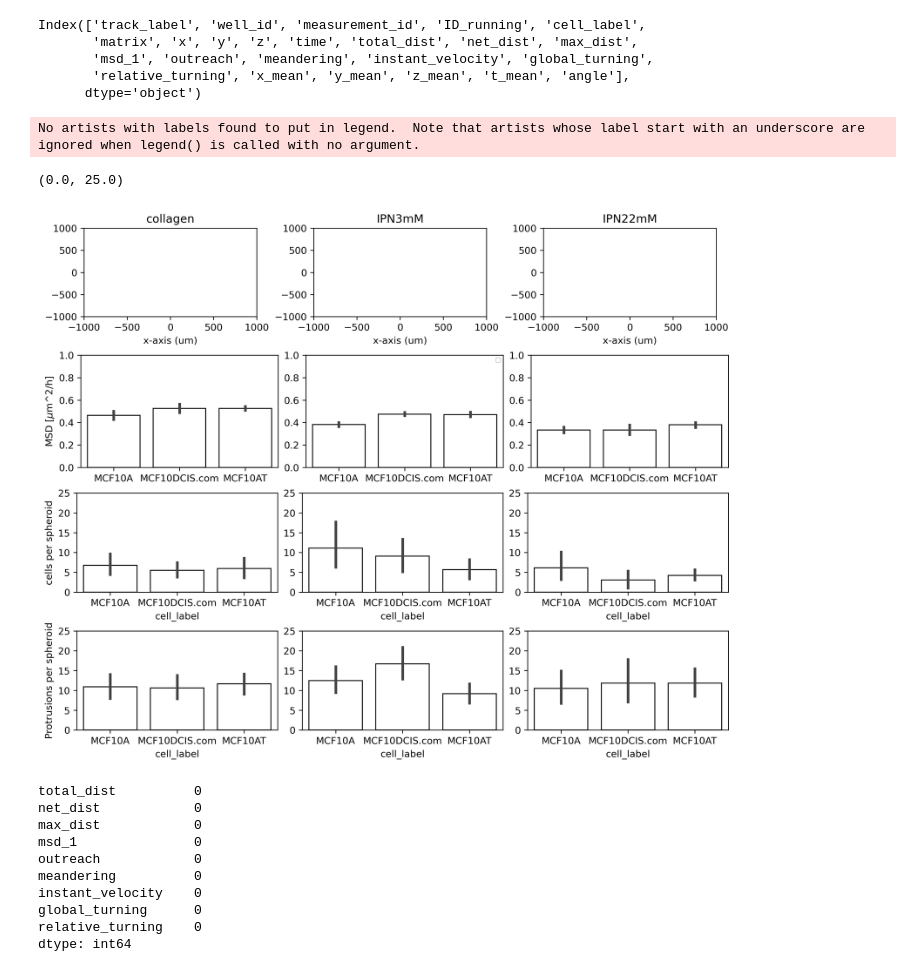
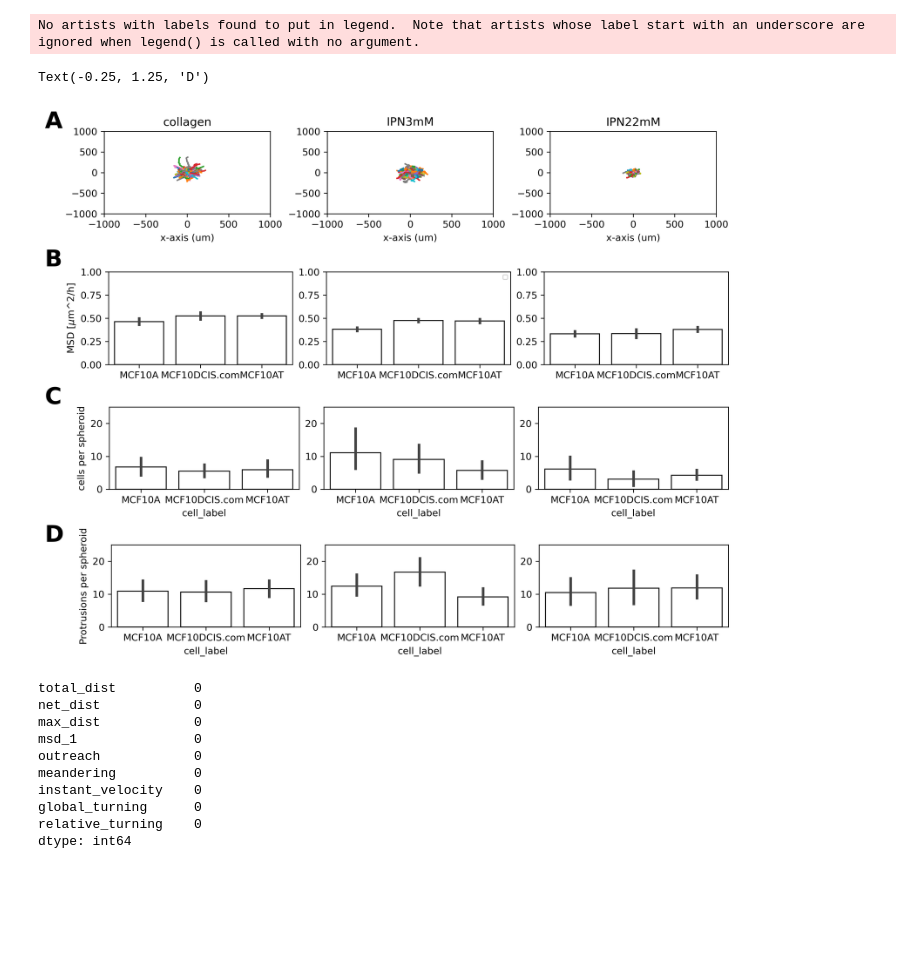
Before and after one commit to ArttuD/InstruProject, a Jupyter notebook: NikonPipes/vis_tracks.ipynb, the cells around one changed output. Cells and saved outputs as stored; diff of their text form; code cells hidden in the pictures; blank space fills up the shorter version.

```diff
--- a/NikonPipes/vis_tracks.ipynb
+++ b/NikonPipes/vis_tracks.ipynb
@@ -376,11 +378,3 @@ plt.show()
-# %%
-mm.columns
-# %% [output]
-Index(['track_label', 'well_id', 'measurement_id', 'ID_running', 'cell_label',
-       'matrix', 'x', 'y', 'z', 'time', 'total_dist', 'net_dist', 'max_dist',
-       'msd_1', 'outreach', 'meandering', 'instant_velocity', 'global_turning',
-       'relative_turning', 'x_mean', 'y_mean', 'z_mean', 't_mean', 'angle'],
-      dtype='object')
 # %%
 
 fig = plt.figure(constrained_layout=True, figsize=(10, 8),dpi = 300)
@@ -469,49 +463,54 @@ ax_2 = [
 
 for tags, data in df_all.groupby(["matrix"]):
 
-    if tags == "collagen":
+    if tags[0] == "collagen":
         sns.barplot(x = "cell_label", y = "num_cells", data = data, ax = ax_2[0], fill = False, order = ["MCF10A","MCF10DCIS.com","MCF10AT"])
-    elif tags == "IPN3mM":
+    elif tags[0] == "IPN3mM":
         sns.barplot(x = "cell_label", y = "num_cells", data = data, ax = ax_2[1], fill = False, order = ["MCF10A","MCF10DCIS.com","MCF10AT"])
-    elif tags == "IPN22mM":
+    elif tags[0] == "IPN22mM":
         sns.barplot(x = "cell_label", y = "num_cells", data = data, ax = ax_2[2], fill = False, order = ["MCF10A","MCF10DCIS.com","MCF10AT"])
     else:
         print("False label: ", tags)
 #print(ct)
 ax_2[0].set_ylabel(r'cells per spheroid')
 ax_2[1].set_ylabel(r'')
 ax_2[2].set_ylabel(r'')
 ax_2[0].set_ylim([0, 25 ])
 ax_2[1].set_ylim([0, 25 ])
 ax_2[2].set_ylim([0, 25 ])
 
 ax_3 = [
     subfigs[3].add_subplot(131),
     subfigs[3].add_subplot(132),
     subfigs[3].add_subplot(133)
 ]
 
 for tags, data in df_all.groupby(["matrix"]):
 
-    if tags == "collagen":
+    if tags[0] == "collagen":
         sns.barplot(x = "cell_label", y = "num_prot", data = data, ax = ax_3[0], fill = False, order = ["MCF10A","MCF10DCIS.com","MCF10AT"])
-    elif tags == "IPN3mM":
+    elif tags[0] == "IPN3mM":
         sns.barplot(x = "cell_label", y = "num_prot", data = data, ax = ax_3[1], fill = False, order = ["MCF10A","MCF10DCIS.com","MCF10AT"])
-    elif tags == "IPN22mM":
+    elif tags[0] == "IPN22mM":
         sns.barplot(x = "cell_label", y = "num_prot", data = data, ax = ax_3[2], fill = False, order = ["MCF10A","MCF10DCIS.com","MCF10AT"])
     else:
         print("False label: ", tags)
 #print(ct)
 ax_3[0].set_ylabel(r'Protrusions per spheroid')
 ax_3[1].set_ylabel(r'')
 ax_3[2].set_ylabel(r'')
 ax_3[0].set_ylim([0, 25 ])
 ax_3[1].set_ylim([0, 25 ])
 ax_3[2].set_ylim([0, 25 ])
+
+ax[0].text(-0.25, 1.25, "A", transform=ax[0].transAxes,fontsize=24, fontweight='bold', va='top', ha='right')
+ax_1[0].text(-0.25, 1.25, "B", transform=ax_1[0].transAxes,fontsize=24, fontweight='bold', va='top', ha='right')
+ax_2[0].text(-0.25, 1.25, "C", transform=ax_2[0].transAxes,fontsize=24, fontweight='bold', va='top', ha='right')
+ax_3[0].text(-0.25, 1.25, "D", transform=ax_3[0].transAxes,fontsize=24, fontweight='bold', va='top', ha='right')
 # %% [output]
 No artists with labels found to put in legend.  Note that artists whose label start with an underscore are ignored when legend() is called with no argument.
-(0.0, 25.0)
+Text(-0.25, 1.25, 'D')
-[figure, old version]
+[figure, new version]
 # %%
 df.isnull().sum(axis = 0)
 # %% [output]
```
Also changed, not shown: parts of 6 cells of this notebook, 1 other file.
